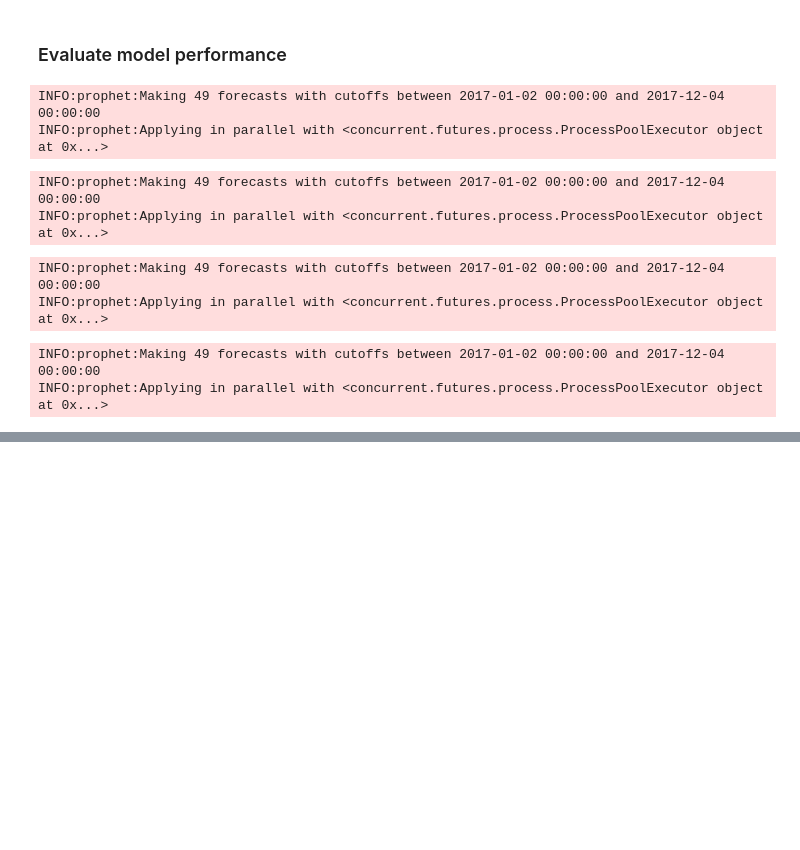
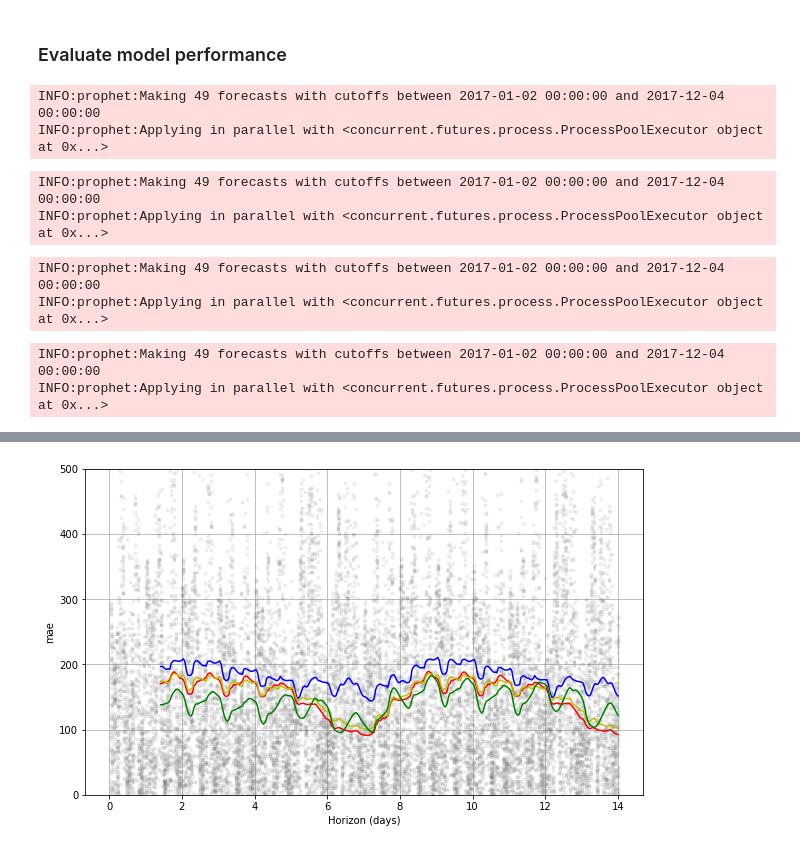
Before and after one commit to raffg/prophet_presentation, a Jupyter notebook: comparing_cv_models.ipynb, the cells around one changed output, grey strips where cells are left out. Saved outputs shown, nothing was run; the diff lists cells and outputs as text; code cells hidden in the pictures; blank space fills up the shorter version.

```diff
--- a/comparing_cv_models.ipynb
+++ b/comparing_cv_models.ipynb
@@ -284,0 +319,9 @@ plt.show()
+# %%
+fig = plot_cross_validation_metric(df_cv1, metric='mae', color='b')
+plot_cross_validation_metric(df_cv2, metric='mae', ax=fig.gca(), color='r', point_color='None')
+plot_cross_validation_metric(df_cv3, metric='mae', ax=fig.gca(), color='y', point_color='None')
+plot_cross_validation_metric(df_cv4, metric='mae', ax=fig.gca(), color='g', point_color='None')
+plt.ylim(0, 500)
+plt.show()
+# %% [output]
+[figure, added]
```
Also changed, not shown: parts of 10 cells of this notebook.
